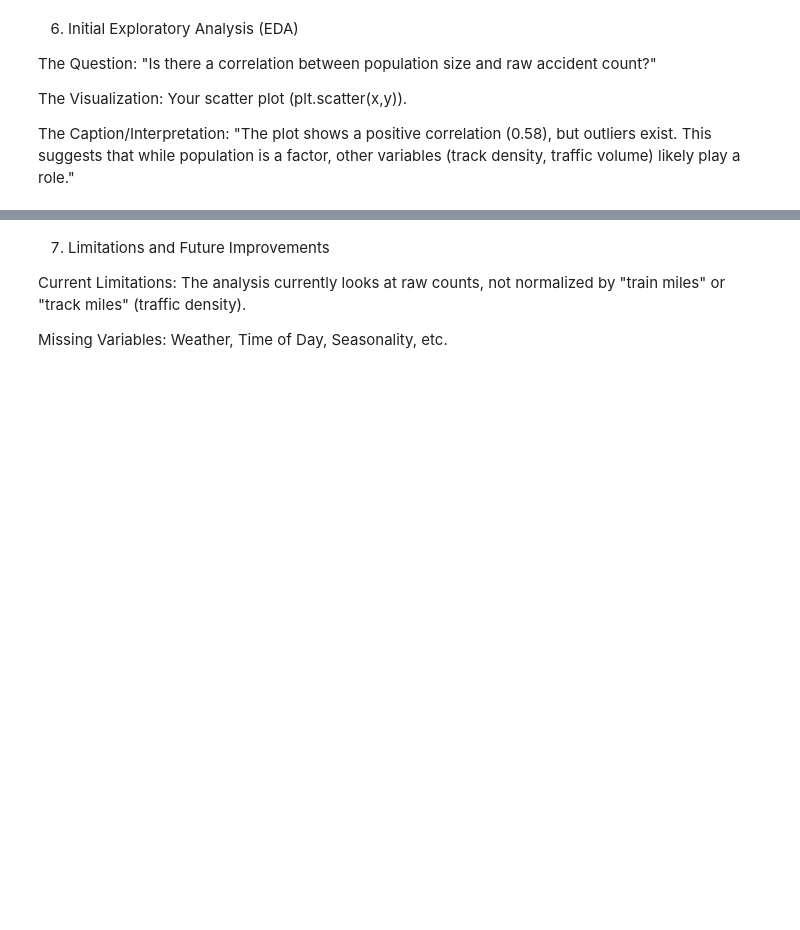
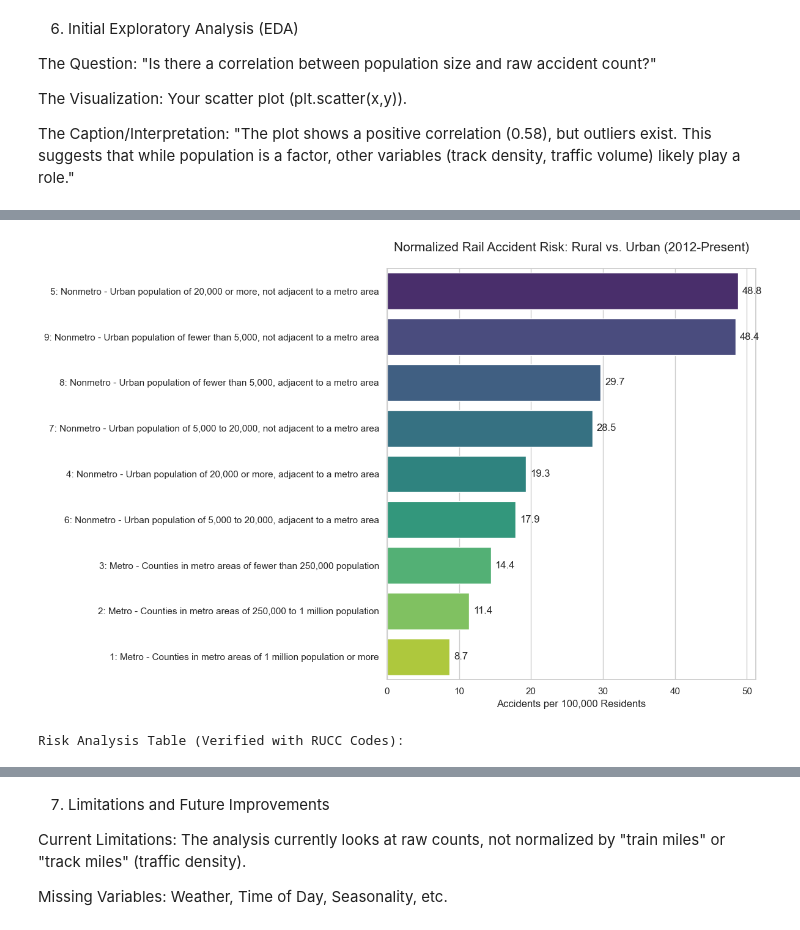
Before and after one commit to TimothyHHMai/rail-risk-census-analysis-521, a Jupyter notebook: notebooks/phase-1-proposal.ipynb, the cells around one changed output, grey strips where cells are left out. Cells and saved outputs as stored; diff of their text form; code cells hidden in the pictures; blank space fills up the shorter version.

```diff
--- a/notebooks/phase-1-proposal.ipynb
+++ b/notebooks/phase-1-proposal.ipynb
@@ -175,0 +243,80 @@ The Caption/Interpretation: "The plot shows a positive correlation (0.58), but o
+# %%
+# Initial EDA: Urban Volume vs Rural Risk
+# Calculating Accidents per 100k Residents
+
+# Numerator - Count total accidents by USDA Category
+accidents_by_cat = df_merged["Description"].value_counts()
+
+# Denominator - Sum TOTAL population by USDA Category
+# we drop duplicates so we don't doublecount the population of the same county
+# for every accident that happened there
+df_unique_counties = df_merged.drop_duplicates(subset=["FIPS"])
+population_by_cat = df_unique_counties.groupby("Description")["Population_2020"].sum()
+
+# Risk ratio (Accidents / Population) * 100,000
+df_risk = pd.DataFrame({
+    "Total Accidents": accidents_by_cat,
+    "Total Population": population_by_cat
+})
+
+df_risk["Accidents_Per_100k"] = (df_risk["Total Accidents"] / df_risk["Total Population"]) * 100000
+df_risk = df_risk.sort_values("Accidents_Per_100k", ascending=False).reset_index()
+df_risk.rename(columns={"Description": "USDA_Category"}, inplace=True)
+
+# Add RUCC codes to labels
+def get_rucc_code(desc):
+    desc = desc.lower()
+    # Metro checks (1-3)
+    # Check "250k to 1 mil" first to avoid false match on 1 million
+    if "250,000 to 1 million" in desc: return 2
+    if "1 million" in desc: return 1
+    if "fewer than 250,000" in desc: return 3
+
+    # Non-metro checks (4-9)
+    if "20,000 or more" in desc:
+        if "not adjacent" in desc: return 5
+        return 4
+
+    # "5,000 to 20,000" for Codes 6/7
+    if "5,000 to 20,000" in desc or "2,500 to 19,999" in desc:
+        if "not adjacent" in desc: return 7
+        return 6
+
+    # "fewer than 5,000" for Codes 8/9
+    if "fewer than 5,000" in desc or "less than" in desc or "rural" in desc:
+        if "not adjacent" in desc: return 9
+        return 8
+
+    return 99
+
+df_risk["Code"] = df_risk["USDA_Category"].apply(get_rucc_code)
+df_risk["Label"] = df_risk["Code"].astype(str) + ": " + df_risk["USDA_Category"]
+
+# Visual - bar chart
+plt.figure(figsize=(12, 8))
+
+chart = sns.barplot(
+    data=df_risk,
+    x="Accidents_Per_100k",
+    y="Label",
+    palette="viridis",
+    hue="Label",
+    legend=False
+)
+
+plt.title("Normalized Rail Accident Risk: Rural vs. Urban (2012-Present)", fontsize=15, pad=20)
+plt.xlabel("Accidents per 100,000 Residents", fontsize=12)
+plt.ylabel(None)
+
+for i in chart.containers:
+    chart.bar_label(i, fmt="%.1f", padding=5)
+
+plt.tight_layout()
+plt.show()
+
+# Table verification - Showing Code column to confirm correct mapping
+print("Risk Analysis Table (Verified with RUCC Codes):")
+display(df_risk[["Code", "USDA_Category", "Total Accidents", "Accidents_Per_100k"]])
+# %% [output]
+[figure, added]
+Risk Analysis Table (Verified with RUCC Codes):
```
Also changed, not shown: parts of 5 cells of this notebook.
